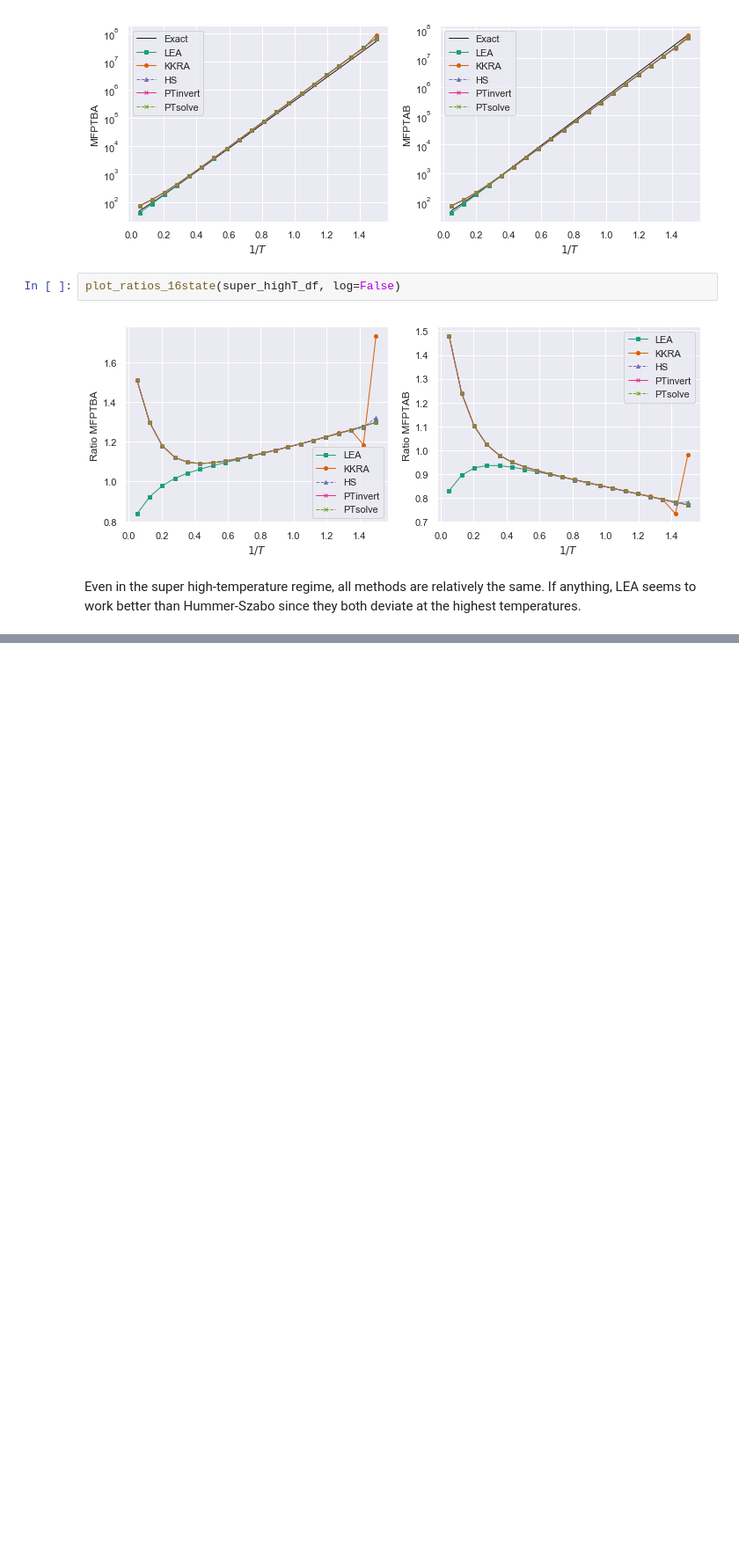
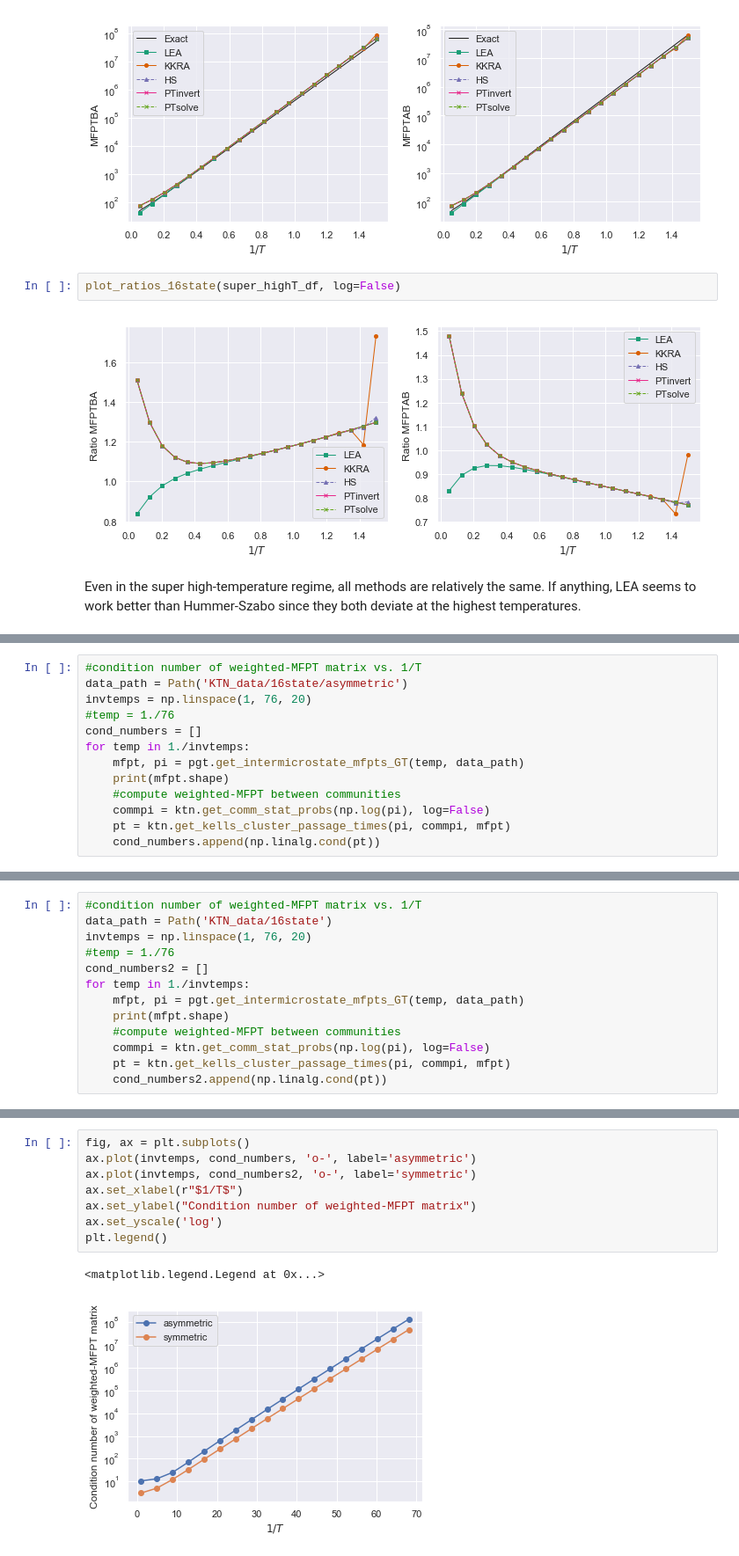
Before and after one commit to tomswinburne/PyGT, a Jupyter notebook: Hummer-Szabo_DTMC.ipynb, the cells around one changed output, grey strips where cells are left out. Shown at 88% size. Cells and saved outputs as stored; diff of their text form; blank space fills up the shorter version.

```diff
--- a/Hummer-Szabo_DTMC.ipynb
+++ b/Hummer-Szabo_DTMC.ipynb
@@ -734,0 +906,13 @@ Even in the super high-temperature regime, all methods are relatively the same.
+# %%
+#condition number of weighted-MFPT matrix vs. 1/T
+data_path = Path('KTN_data/16state/asymmetric')
+invtemps = np.linspace(1, 76, 20)
+#temp = 1./76
+cond_numbers = []
+for temp in 1./invtemps:
+    mfpt, pi = pgt.get_intermicrostate_mfpts_GT(temp, data_path)
+    print(mfpt.shape)
+    #compute weighted-MFPT between communities
+    commpi = ktn.get_comm_stat_probs(np.log(pi), log=False)
+    pt = ktn.get_kells_cluster_passage_times(pi, commpi, mfpt)
+    cond_numbers.append(np.linalg.cond(pt))
@@ -734,0 +940,13 @@ Even in the super high-temperature regime, all methods are relatively the same.
+# %%
+#condition number of weighted-MFPT matrix vs. 1/T
+data_path = Path('KTN_data/16state')
+invtemps = np.linspace(1, 76, 20)
+#temp = 1./76
+cond_numbers2 = []
+for temp in 1./invtemps:
+    mfpt, pi = pgt.get_intermicrostate_mfpts_GT(temp, data_path)
+    print(mfpt.shape)
+    #compute weighted-MFPT between communities
+    commpi = ktn.get_comm_stat_probs(np.log(pi), log=False)
+    pt = ktn.get_kells_cluster_passage_times(pi, commpi, mfpt)
+    cond_numbers2.append(np.linalg.cond(pt))
@@ -734,0 +974,11 @@ Even in the super high-temperature regime, all methods are relatively the same.
+# %%
+fig, ax = plt.subplots()
+ax.plot(invtemps, cond_numbers, 'o-', label='asymmetric')
+ax.plot(invtemps, cond_numbers2, 'o-', label='symmetric')
+ax.set_xlabel(r"$1/T$")
+ax.set_ylabel("Condition number of weighted-MFPT matrix")
+ax.set_yscale('log')
+plt.legend()
+# %% [output]
+<matplotlib.legend.Legend at 0x...>
+[figure, added]
```
Also changed, not shown: parts of 14 cells of this notebook, 2 other files.
